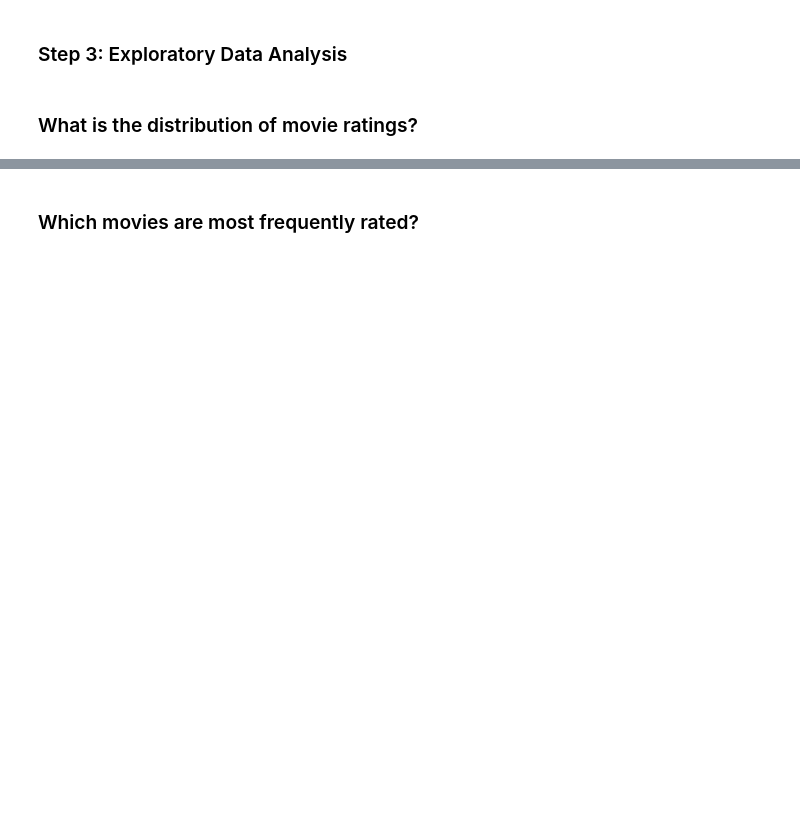
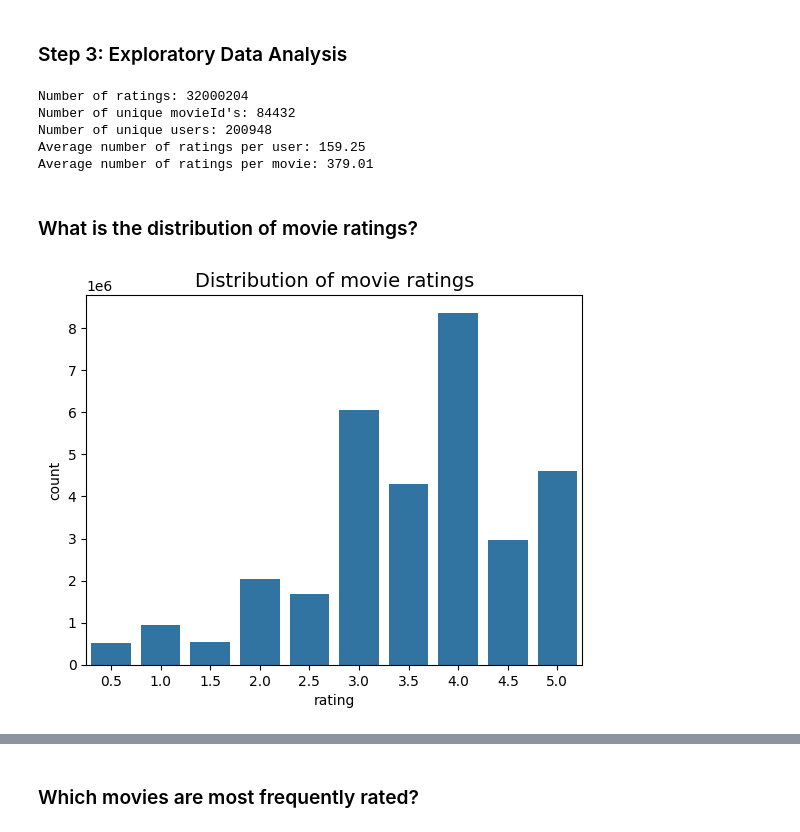
Before and after one commit to iulian-alexandru04/ML, a Jupyter notebook: collaborative_filtering.ipynb, the cells around one changed output, grey strips where cells are left out. Saved outputs shown, nothing was run; the diff lists cells and outputs as text; code cells hidden in the pictures; blank space fills up the shorter version.

```diff
--- a/collaborative_filtering.ipynb
+++ b/collaborative_filtering.ipynb
@@ -44,5 +44,5 @@ Let's download a small version of the MovieLens dataset. You can download the da
 
 <img src="https://recommender-tutorial.s3-us-west-2.amazonaws.com/images/download_movielens.png" width='40%'/>
 # %%
-ratings = pd.read_csv('https://s3-us-west-2.amazonaws.com/recommender-tutorial/ratings.csv')
+ratings = pd.read_csv('ratings.csv')
 # %%
@@ -50,20 +50,28 @@ movies = pd.read_csv('https://s3-us-west-2.amazonaws.com/recommender-tutorial/mo
 # %% [markdown]
 ### Step 3: Exploratory Data Analysis
 # %%
-n_ratings = ____
-n_movies = ____
-n_users = ____
+n_ratings = len(ratings)
+n_movies = ratings['movieId'].nunique()
+n_users = ratings['userId'].nunique()
 
 print(f"Number of ratings: {n_ratings}")
 print(f"Number of unique movieId's: {n_movies}")
 print(f"Number of unique users: {n_users}")
 print(f"Average number of ratings per user: {round(n_ratings/n_users, 2)}")
 print(f"Average number of ratings per movie: {round(n_ratings/n_movies, 2)}")
+# %% [output]
+Number of ratings: 32000204
+Number of unique movieId's: 84432
+Number of unique users: 200948
+Average number of ratings per user: 159.25
+Average number of ratings per movie: 379.01
 # %% [markdown]
 ### What is the distribution of movie ratings?
 # %%
-sns.countplot(       )
+sns.countplot(x='rating', data=ratings)
 plt.title("Distribution of movie ratings", fontsize=14)
 plt.show()
+# %% [output]
+[figure, added]
 # %%
 print(f"Mean global rating: {round(ratings['rating'].mean(),2)}.")
```
Also changed, not shown: parts of 43 cells of this notebook.
